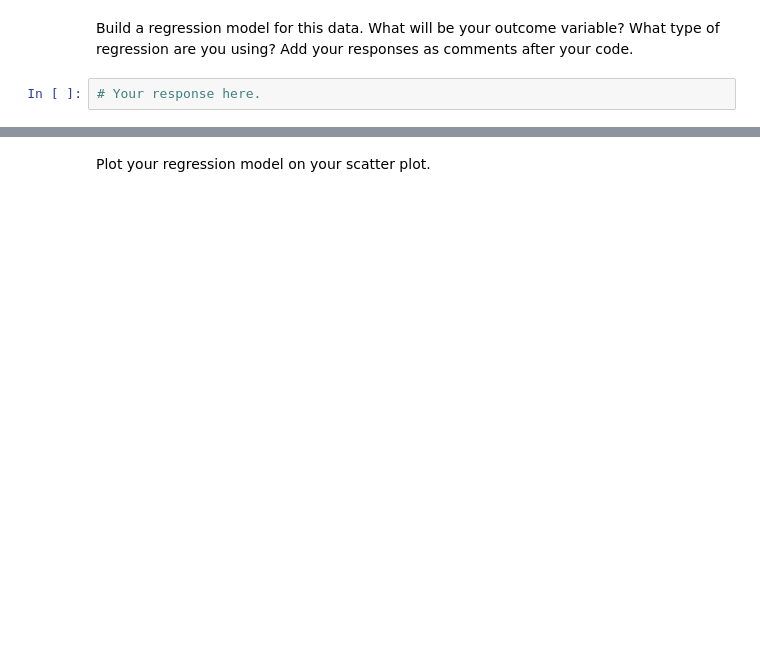
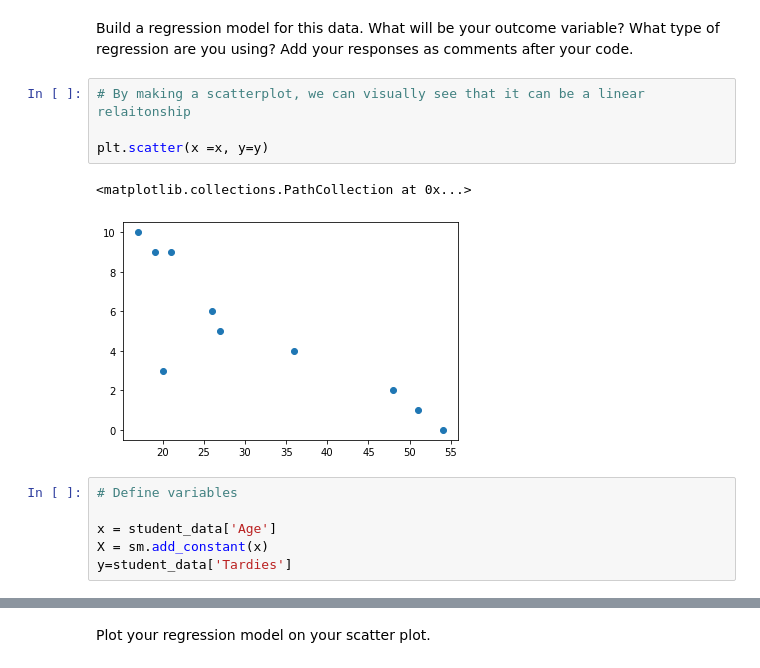
Before and after one commit to ta-datapt-bcn/lab-regression-analysis, a Jupyter notebook: your-code.ipynb, the cells around one changed output, grey strips where cells are left out. Cells and saved outputs as stored; diff of their text form; blank space fills up the shorter version.

```diff
--- a/your-code.ipynb
+++ b/your-code.ipynb
@@ -45,4 +63,15 @@ Calculate the covariance and correlation of the variables in your plot. What is
 # %% [markdown]
 Build a regression model for this data. What will be your outcome variable? What type of regression are you using? Add your responses as comments after your code.
-# %%
-# Your response here.
+# %%
+# By making a scatterplot, we can visually see that it can be a linear relaitonship
+
+plt.scatter(x =x, y=y)
+# %% [output]
+<matplotlib.collections.PathCollection at 0x...>
+[figure, added]
+# %%
+# Define variables
+
+x = student_data['Age']
+X = sm.add_constant(x)
+y=student_data['Tardies']
```
Also changed, not shown: parts of 38 cells of this notebook.
